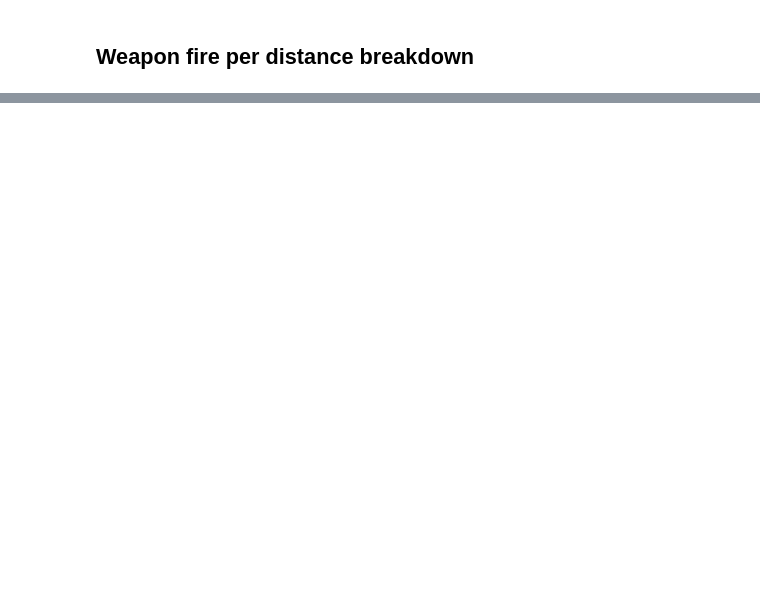
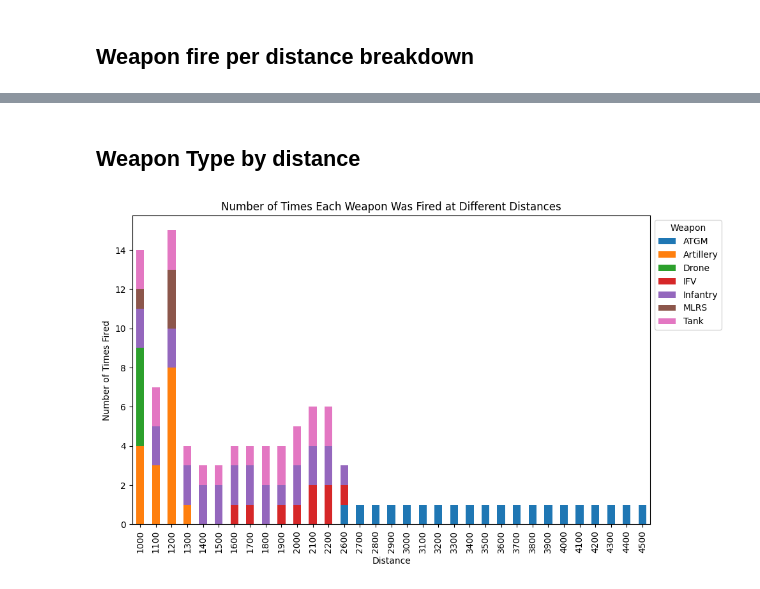
Before and after one commit to Anav0/Dread, a Jupyter notebook: analysis.ipynb, the cells around one changed output, grey strips where cells are left out. Cells and saved outputs as stored; diff of their text form; code cells hidden in the pictures; blank space fills up the shorter version.

Commit message:
Data analysis part 2

```diff
--- a/analysis.ipynb
+++ b/analysis.ipynb
@@ -51,0 +89,19 @@ plt.show()
+# %% [markdown]
+## Weapon Type by distance
+# %%
+weapon_distance_counts = df.groupby(['Type', 'Distance']).size().reset_index(name='Count')
+
+# Pivot the DataFrame to have 'Weapon' as columns
+pivot_df = weapon_distance_counts.pivot(index='Distance', columns='Type', values='Count').fillna(0)
+
+# Plotting
+ax = pivot_df.plot(kind='bar', stacked=True, figsize=(10, 6))
+ax.set_xlabel('Distance')
+ax.set_ylabel('Number of Times Fired')
+ax.set_title('Number of Times Each Weapon Was Fired at Different Distances')
+ax.legend(title='Weapon', bbox_to_anchor=(1, 1), loc='upper left')
+
+plt.tight_layout()
+plt.show()
+# %% [output]
+[figure, added]
```
Also changed, not shown: parts of 15 cells of this notebook, 12 other files.
